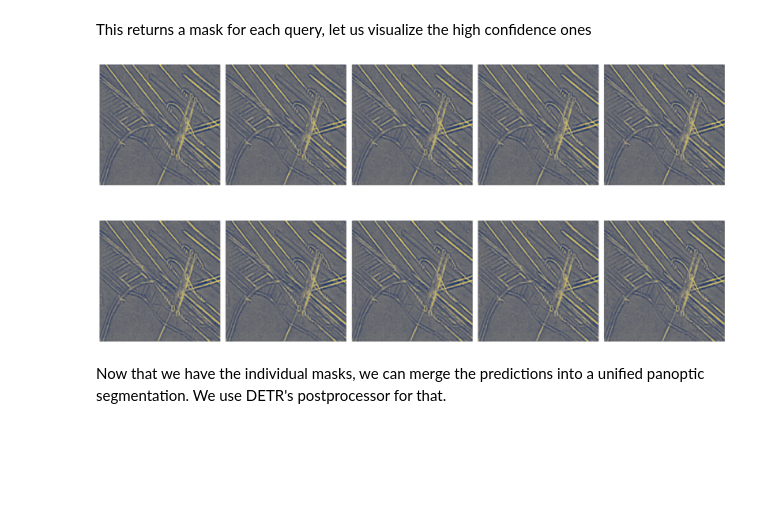
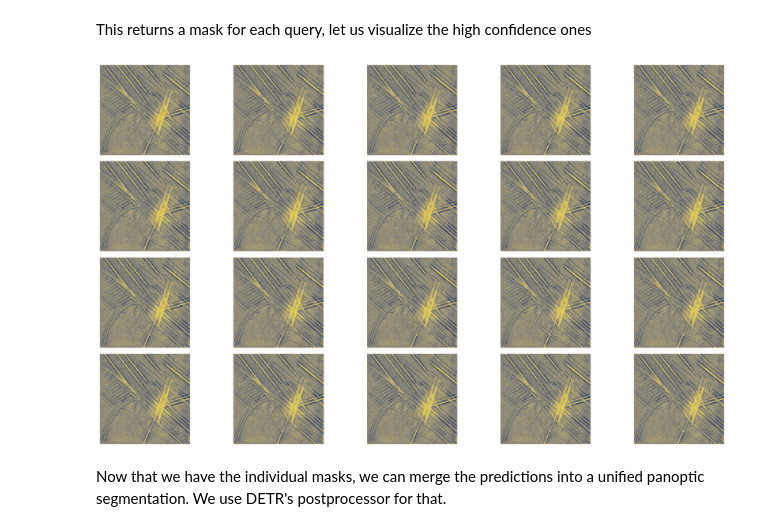
Before and after one commit to Elm-Forest/detr_line, a Jupyter notebook: DETR_panoptic.ipynb, the cells around one changed output. Drawn from its saved outputs; the diff is of its cells as text; code cells hidden in the pictures; blank space fills up the shorter version.

```diff
--- a/DETR_panoptic.ipynb
+++ b/DETR_panoptic.ipynb
@@ -127,7 +127,7 @@ enc_layers = 6
 dec_layers = 6
 pre_norm = False
 num_classes = 4+1
-num_queries = 10
+num_queries = 20
 aux_loss = True
 # %%
 backbone = Backbone('resnet50', True, True, False)
@@ -190,22 +210,22 @@ This returns a mask for each query, let us visualize the high confidence ones
 # %%
 # compute the scores, excluding the "no-object" class (the last one)
 scores = out["pred_logits"].softmax(-1)[..., :-1].max(-1)[0]
 # threshold the confidence
-keep = scores > 0.85
+keep = scores > 0.
 
 # Plot all the remaining masks
 ncols = 5
 fig, axs = plt.subplots(ncols=ncols, nrows=math.ceil(keep.sum().item() / ncols), figsize=(18, 10))
 for line in axs:
     for a in line:
         a.axis('off')
 for i, mask in enumerate(out["pred_masks"][keep]):
     ax = axs[i // ncols, i % ncols]
     ax.imshow(mask, cmap="cividis")
     ax.axis('off')
 fig.tight_layout()
 # %% [output]
-[figure, old version]
+[figure, new version]
 # %% [markdown]
 Now that we have the individual masks, we can merge the predictions into a unified panoptic segmentation. We use DETR's postprocessor for that.
 # %%
```
Also changed, not shown: parts of 1 cell of this notebook, 10 other files.
